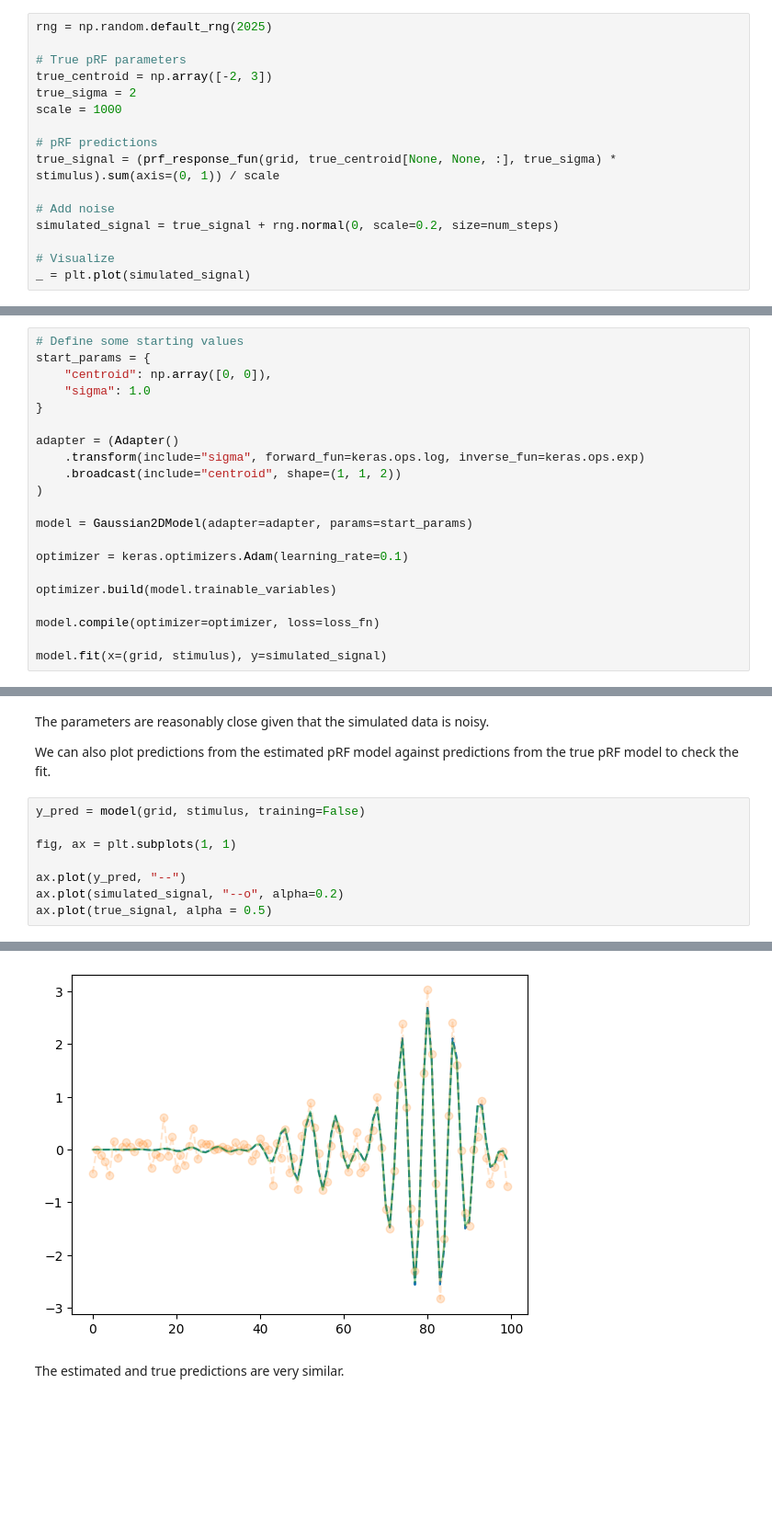
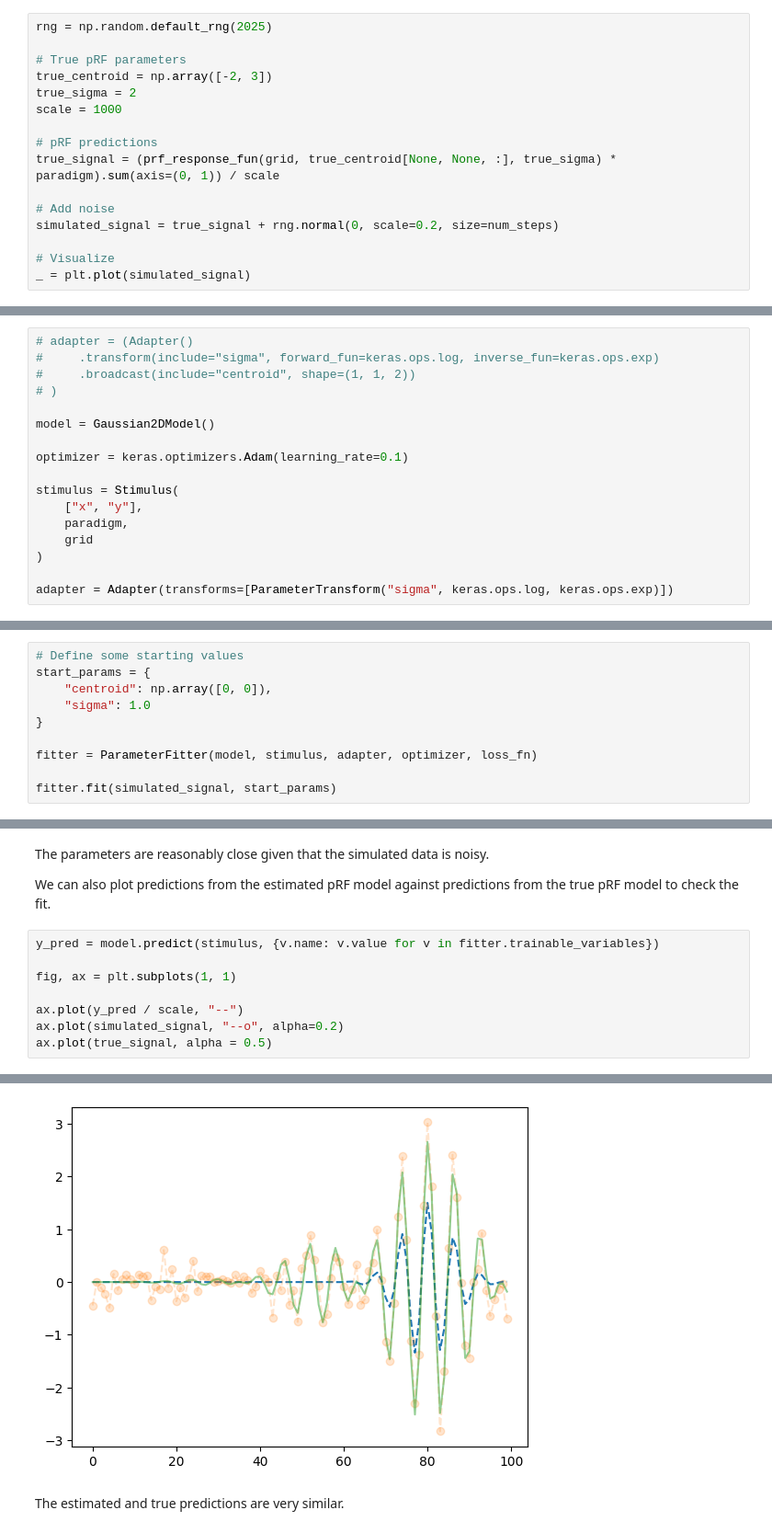
Before and after one commit to popylar-org/kerasprf, a Jupyter notebook: test_multi_backend.ipynb, the cells around one changed output, grey strips where cells are left out. Shown: that part at 92% size. Saved outputs shown, nothing was run; the diff lists cells and outputs as text; blank space fills up the shorter version.

```diff
--- a/test_multi_backend.ipynb
+++ b/test_multi_backend.ipynb
@@ -54,7 +56,7 @@ true_sigma = 2
 scale = 1000
 
 # pRF predictions
-true_signal = (prf_response_fun(grid, true_centroid[None, None, :], true_sigma) * stimulus).sum(axis=(0, 1)) / scale
+true_signal = (prf_response_fun(grid, true_centroid[None, None, :], true_sigma) * paradigm).sum(axis=(0, 1)) / scale
 
 # Add noise
 simulated_signal = true_signal + rng.normal(0, scale=0.2, size=num_steps)
@@ -74,21 +76,17 @@ We create the pRF model, compile it, and fit it to our grid, stimulus, and simul
 # %%
-# Define some starting values
-start_params = {
-    "centroid": np.array([0, 0]),
-    "sigma": 1.0
-}
+# adapter = (Adapter()
+#     .transform(include="sigma", forward_fun=keras.ops.log, inverse_fun=keras.ops.exp)
+#     .broadcast(include="centroid", shape=(1, 1, 2))
+# )
 
-adapter = (Adapter()
-    .transform(include="sigma", forward_fun=keras.ops.log, inverse_fun=keras.ops.exp)
-    .broadcast(include="centroid", shape=(1, 1, 2))
-)
-
-model = Gaussian2DModel(adapter=adapter, params=start_params)
+model = Gaussian2DModel()
 
 optimizer = keras.optimizers.Adam(learning_rate=0.1)
 
-optimizer.build(model.trainable_variables)
+stimulus = Stimulus(
+    ["x", "y"],
+    paradigm,
+    grid
+)
 
-model.compile(optimizer=optimizer, loss=loss_fn)
-
-model.fit(x=(grid, stimulus), y=simulated_signal)
+adapter = Adapter(transforms=[ParameterTransform("sigma", keras.ops.log, keras.ops.exp)])
@@ -96,0 +95,10 @@ model.fit(x=(grid, stimulus), y=simulated_signal)
+# %%
+# Define some starting values
+start_params = {
+    "centroid": np.array([0, 0]),
+    "sigma": 1.0
+}
+
+fitter = ParameterFitter(model, stimulus, adapter, optimizer, loss_fn)
+
+fitter.fit(simulated_signal, start_params)
@@ -106,15 +116,15 @@ The parameters are reasonably close given that the simulated data is noisy.
 
 We can also plot predictions from the estimated pRF model against predictions from the true pRF model to check the fit.
 # %%
-y_pred = model(grid, stimulus, training=False)
+y_pred = model.predict(stimulus, {v.name: v.value for v in fitter.trainable_variables})
 
 fig, ax = plt.subplots(1, 1)
 
-ax.plot(y_pred, "--")
+ax.plot(y_pred / scale, "--")
 ax.plot(simulated_signal, "--o", alpha=0.2)
 ax.plot(true_signal, alpha = 0.5)
 # %% [output]
 [<matplotlib.lines.Line2D at 0x...>]
-[figure, old version]
+[figure, new version]
 # %% [markdown]
 The estimated and true predictions are very similar.
```
Also changed, not shown: parts of 9 cells of this notebook, 15 other files.
